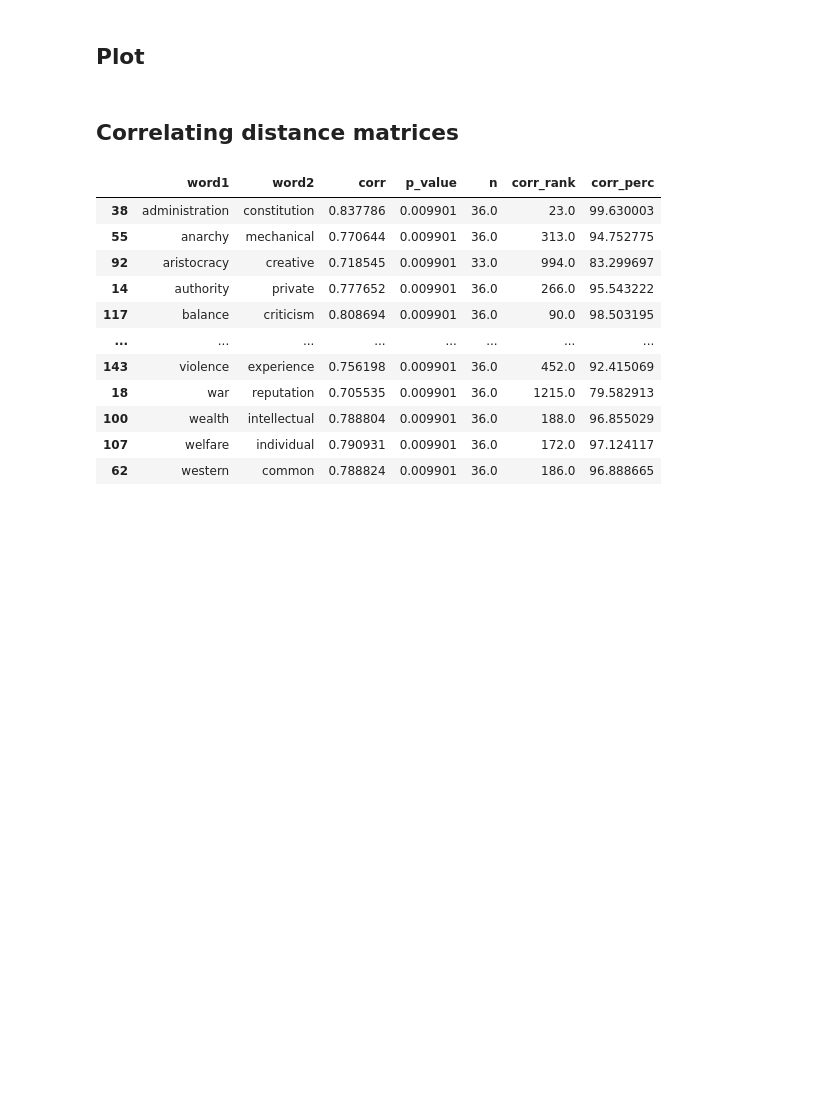
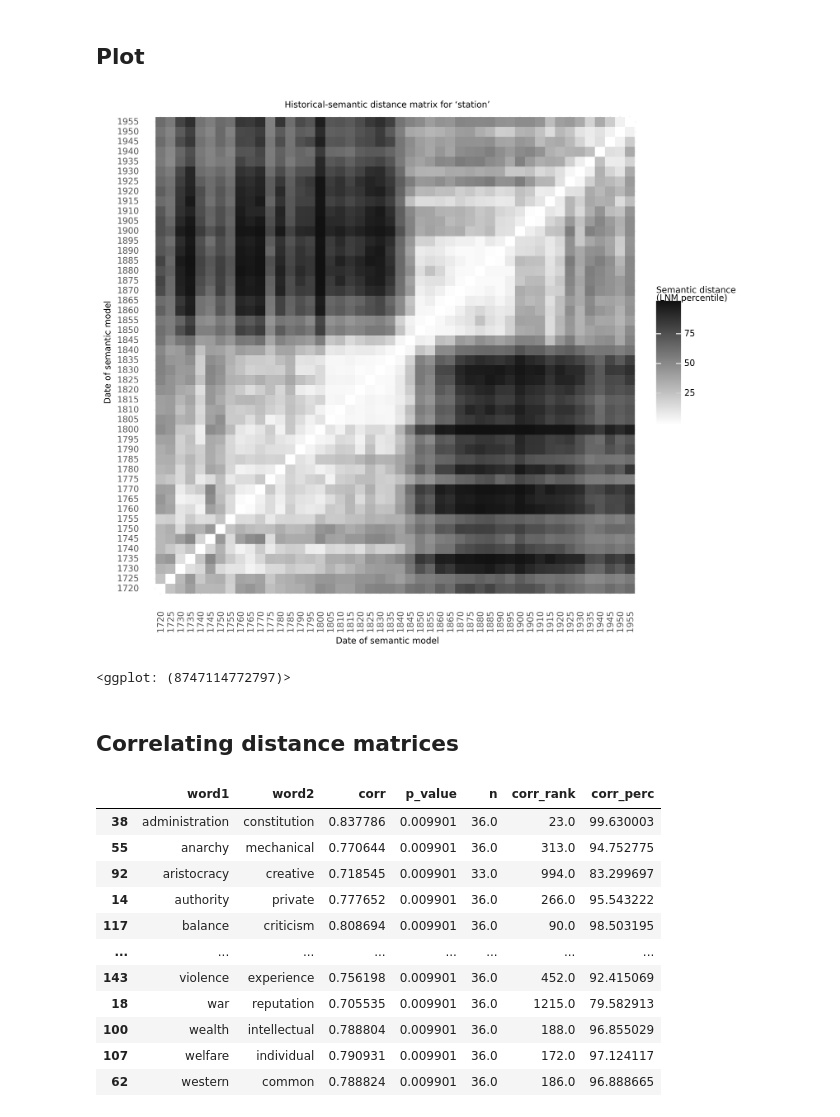
Before and after one commit to quadrismegistus/koselleck, a Jupyter notebook: koselleck/distmat.ipynb, the cells around one changed output. Drawn from its saved outputs; the diff is of its cells as text; code cells hidden in the pictures; blank space fills up the shorter version.

```diff
--- a/koselleck/distmat.ipynb
+++ b/koselleck/distmat.ipynb
@@ -10,6 +10,7 @@ def distmat(word,
             k=K,
             force=False,
             cache=True,
+            dist_key='dist',
             **ldist_opts):
     qstr=f'{word}/{ymin}-{ymax}_{ybin}/k={k}'
     if not force and cache:
@@ -111,7 +158,7 @@ def distmats(words,num_proc=1,progress=True,**distmat_opts):
 # %% [markdown]
 ## Plot
 # %%
-def plot_distmat(distdf,xcol='period1',ycol='period2',value_name='lnm_perc',
+def plot_distmat(distdf,xcol='period1',ycol='period2',value_name='lnm_perc',percentile=True,
                  use_color=False,xlim=None,ylim=None,title='Distance matrix',ofn=None,force=False,
                  invert=False,**y):
     if ofn:
@@ -120,6 +167,8 @@ def plot_distmat(distdf,xcol='period1',ycol='period2',value_name='lnm_perc',
 
 
     distdfm=distdf.reset_index().melt(id_vars=[xcol],value_name=value_name)#.dropna()
+    if percentile:
+        distdfm[value_name]=distdfm[value_name].rank() / len(distdfm[value_name]) * 100
 
 
     fig=start_fig(
@@ -157,20 +206,28 @@ def plot_distmat(distdf,xcol='period1',ycol='period2',value_name='lnm_perc',
 def plot_historical_semantic_distance_matrix(words,save=False,force=False,force_data=False,dist_key='lnm',interpolate=False,vnum='v35',**y):
     wstr=words.strip() if type(words)==str else '-'.join(words)
     wstr2=words.strip() if type(words)==str else ', '.join(words)
+    dfdist=distmat(
+        words,
+        dist_key=dist_key,
+        interpolate=interpolate,
+        force=force_data,
+        **y
+    )
+    dfdist=dfdist.rename(lambda x: x[:4],axis=1)
+    dfdist=dfdist.rename(lambda x: x[:4],axis=0)
     res=plot_distmat(
-        distmat(
-            words,
-            dist_key=dist_key,
-            interpolate=interpolate,
-            force=force_data,
-            **y
-        ),#.fillna(0),
+        dfdist.fillna(0),
         figure_size=(8,8),
         ofn=f'fig.{wstr}.distmat.{vnum}.png' if save else None,
         title=f'Historical-semantic distance matrix for ‘{wstr2}’',
         force=force
     )
     return print_img(res) if save else res
+# %%
+plot_historical_semantic_distance_matrix('station')
+# %% [output]
+[figure, added]
+<ggplot: (8747114772797)>
 # %%
 # plot_historical_semantic_distance_matrix('culture',force=True,k=10,ymin=1700,ymax=1900,ybin=5,num_proc=4)
 # %%
```
Also changed, not shown: parts of 8 cells of this notebook, 7 other files.
